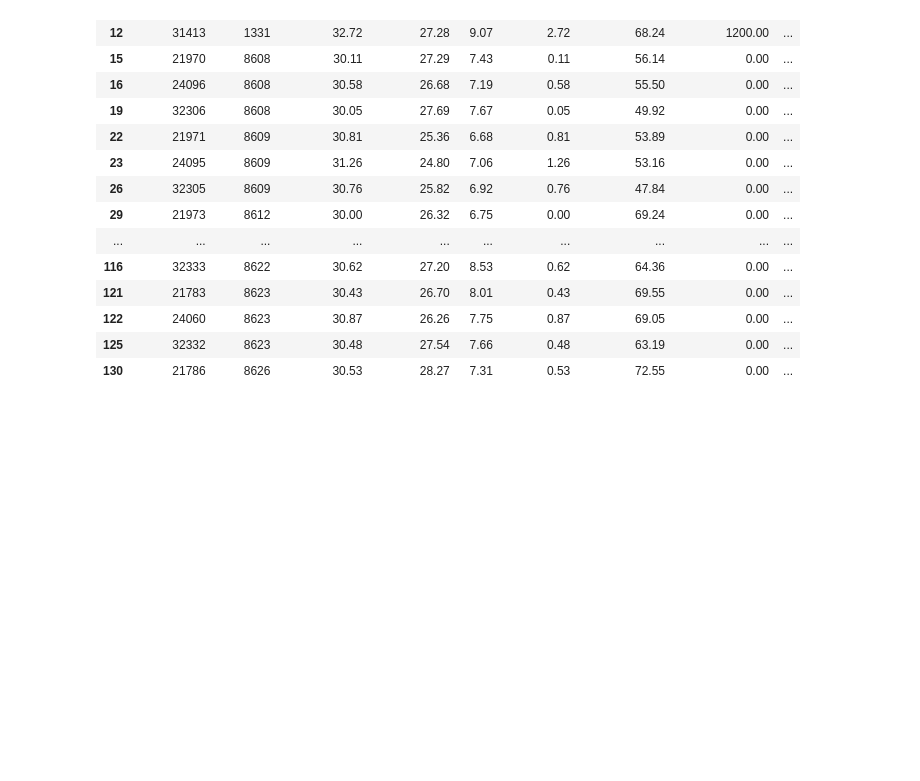
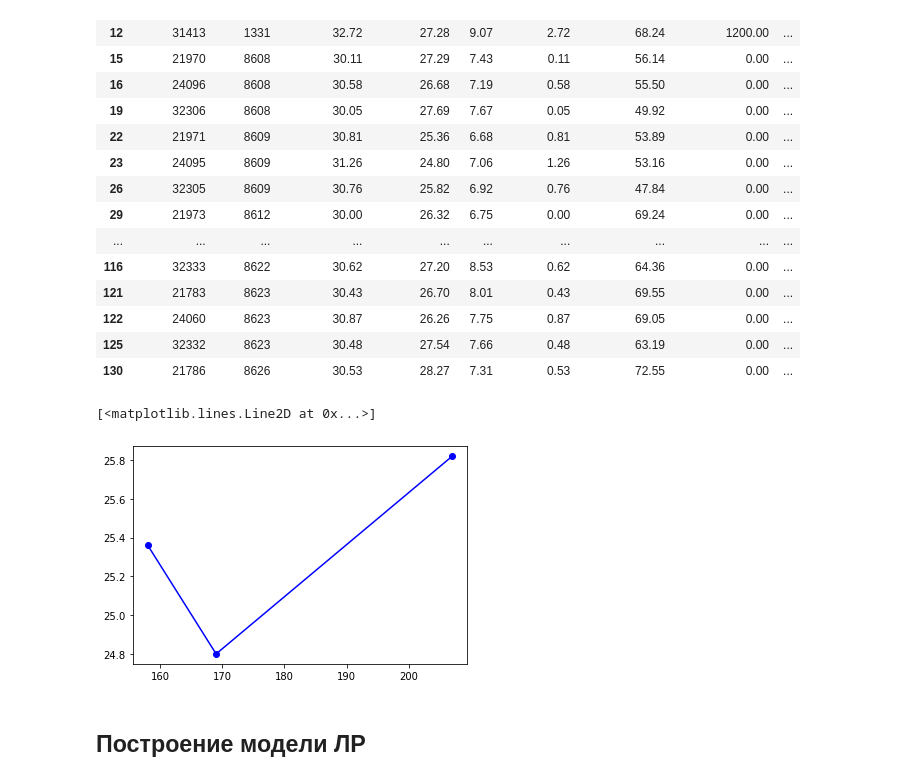
Before and after one commit to Metafiz/ml-base-2020, a Jupyter notebook: Python/train-wheels-repair-prediction.ipynb, the cells around one changed output. Saved outputs shown, nothing was run; the diff lists cells and outputs as text; code cells hidden in the pictures; blank space fills up the shorter version.

```diff
--- a/Python/train-wheels-repair-prediction.ipynb
+++ b/Python/train-wheels-repair-prediction.ipynb
@@ -420,3 +592,12 @@ df_new_filt.head(50)
 | 122 | 24060 | 8623 | 30.87 | 26.26 | 7.75 | 0.87 | 69.05 | 0.00 | ... |
 | 125 | 32332 | 8623 | 30.48 | 27.54 | 7.66 | 0.48 | 63.19 | 0.00 | ... |
 | 130 | 21786 | 8626 | 30.53 | 28.27 | 7.31 | 0.53 | 72.55 | 0.00 | ... |
+# %%
+df_wheel = df_new_filt[ df_new_filt.wheel_id == 8609 ]
+#df_wheel['flange_width'].plot()
+plt.plot(df_wheel['date'], df_wheel['flange_width'], 'bo-')
+# %% [output]
+[<matplotlib.lines.Line2D at 0x...>]
+[figure, added]
+# %% [markdown]
+## Построение модели ЛР
```
Also changed, not shown: parts of 33 cells of this notebook, 1 other file.
